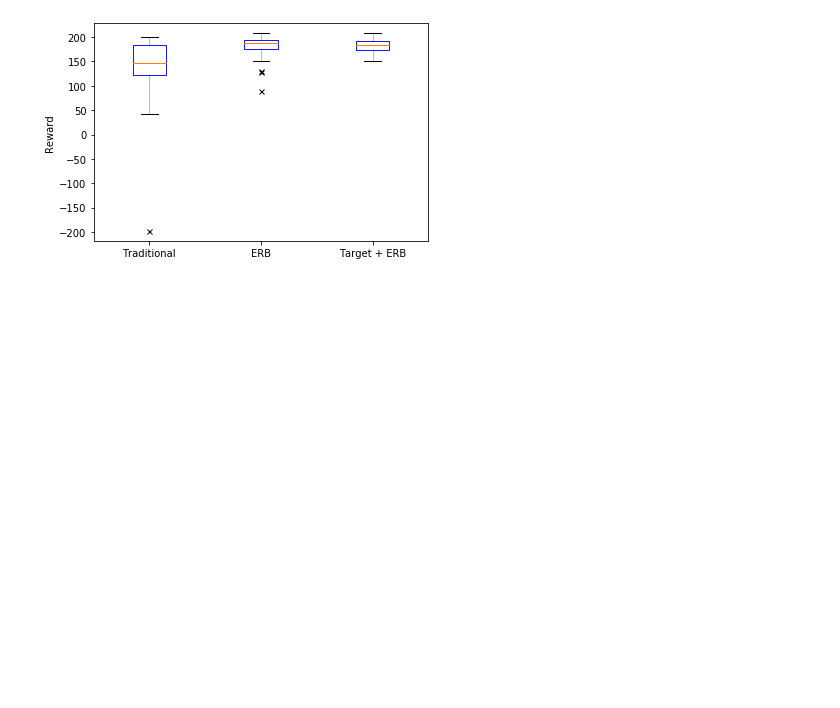
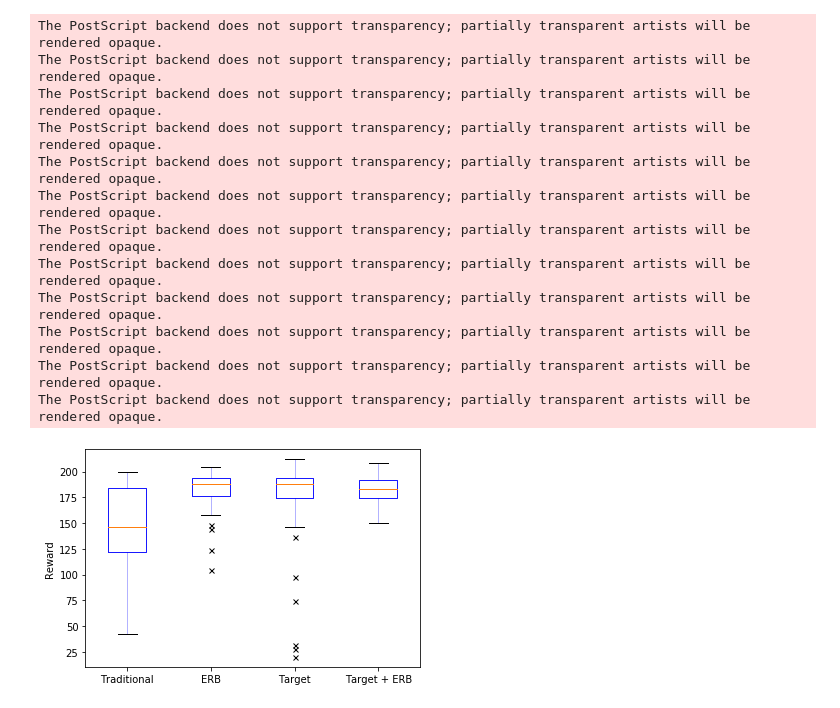
Before and after one commit to tm95/QBM_MARL, a Jupyter notebook: Single_Agent_5x3.ipynb, the cells around one changed output. Saved outputs shown, nothing was run; the diff lists cells and outputs as text; code cells hidden in the pictures; blank space fills up the shorter version.

```diff
--- a/Single_Agent_5x3.ipynb
+++ b/Single_Agent_5x3.ipynb
@@ -14,4 +14,5 @@ project = session.get_project('tobiasmueller/qmarl')
 exps_target_1_erb_1 = project.get_experiments(['QMAR-7', 'QMAR-8', 'QMAR-9', 'QMAR-10', 'QMAR-11'])
 exps_target_0_erb_0 = project.get_experiments(['QMAR-30', 'QMAR-31', 'QMAR-32', 'QMAR-33', 'QMAR-34'])
 exps_target_0_erb_1 = project.get_experiments(['QMAR-52', 'QMAR-53', 'QMAR-54', 'QMAR-55', 'QMAR-58'])
+exps_target_1_erb_0 = project.get_experiments(['QMAR-67', 'QMAR-68', 'QMAR-69', 'QMAR-70', 'QMAR-71'])
 # %% [output]
@@ -25,6 +26,8 @@ values_target_0_erb_0 = [exp.get_numeric_channels_values("episode_rewards")['epi
               for exp in exps_target_0_erb_0]
 values_target_0_erb_1 = [exp.get_numeric_channels_values("episode_rewards")['episode_rewards']
               for exp in exps_target_0_erb_1]
+values_target_1_erb_0 = [exp.get_numeric_channels_values("episode_rewards")['episode_rewards']
+              for exp in exps_target_1_erb_0]
 # %%
 steps_target_1_erb_1 = [exp.get_numeric_channels_values("episode_steps")['episode_steps']
               for exp in exps_target_1_erb_1]
@@ -59,24 +106,41 @@ plt.show()
 # %%
 fig, ax = plt.subplots()
 
-ticks = ["Traditional", "ERB", "Target + ERB"]
+ticks = ["Traditional", "ERB", "Target", "Target + ERB"]
 
 line_props = dict(color="blue", alpha=0.3)
 bbox_props = dict(color="blue", alpha=0.9)
 flier_props = dict(color="blue", marker="x", markersize=5)
 
 # Create a figure instance
-erb_0_target_0 = [np.average(values_target_0_erb_0, axis=0)[450:]]
+a = [np.average(values_target_0_erb_0, axis=0)[450:]]
+a = np.delete(a, np.argmin(a))
+
+erb_0_target_0 = a
 erb_1_target_1 = [np.average(values_target_1_erb_1, axis=0)[450:]]
+erb_0_target_1 = [np.average(values_target_1_erb_0, axis=0)[450:]]
 erb_1_target_0 = [np.average(values_target_0_erb_1, axis=0)[450:]]
 
-data = [erb_0_target_0[0], erb_1_target_0[0], erb_1_target_1[0]]
+data = [erb_0_target_0, erb_1_target_0[0], erb_0_target_1[0], erb_1_target_1[0]]
 
 bp = ax.boxplot(data, showfliers=True, whiskerprops=line_props,
                 boxprops=bbox_props, flierprops=flier_props)
 
 plt.ylabel('Reward')
 ax.set_xticklabels(ticks)
+plt.savefig('5x3_boxplot.eps', format='eps')
 plt.show()
 # %% [output]
+The PostScript backend does not support transparency; partially transparent artists will be rendered opaque.
+The PostScript backend does not support transparency; partially transparent artists will be rendered opaque.
+The PostScript backend does not support transparency; partially transparent artists will be rendered opaque.
+The PostScript backend does not support transparency; partially transparent artists will be rendered opaque.
+The PostScript backend does not support transparency; partially transparent artists will be rendered opaque.
+The PostScript backend does not support transparency; partially transparent artists will be rendered opaque.
+The PostScript backend does not support transparency; partially transparent artists will be rendered opaque.
+The PostScript backend does not support transparency; partially transparent artists will be rendered opaque.
+The PostScript backend does not support transparency; partially transparent artists will be rendered opaque.
+The PostScript backend does not support transparency; partially transparent artists will be rendered opaque.
+The PostScript backend does not support transparency; partially transparent artists will be rendered opaque.
+The PostScript backend does not support transparency; partially transparent artists will be rendered opaque.
-[figure, old version]
+[figure, new version]
```
Also changed, not shown: parts of 6 cells of this notebook.
